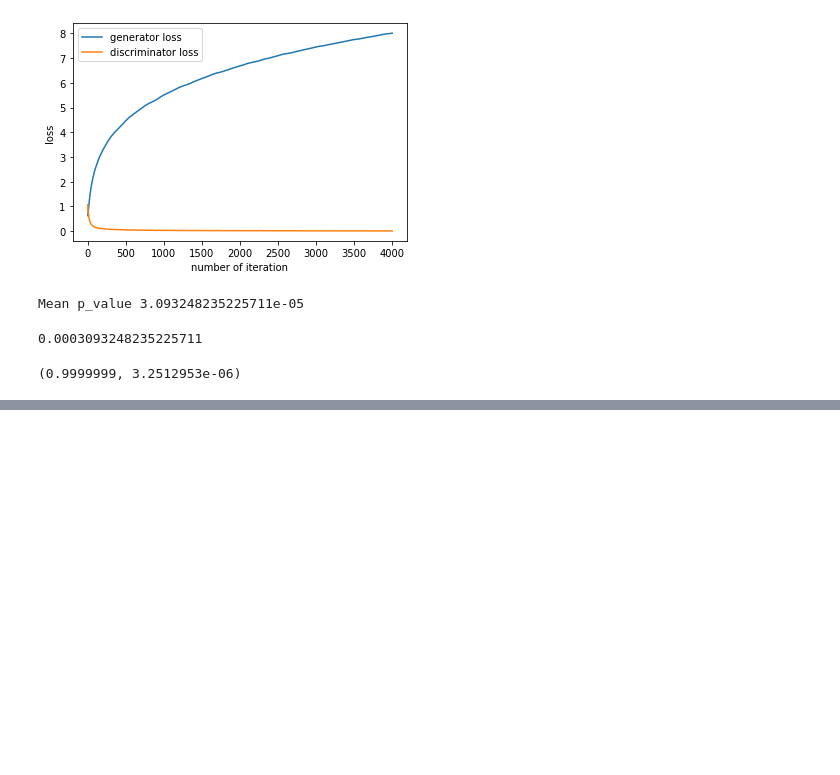
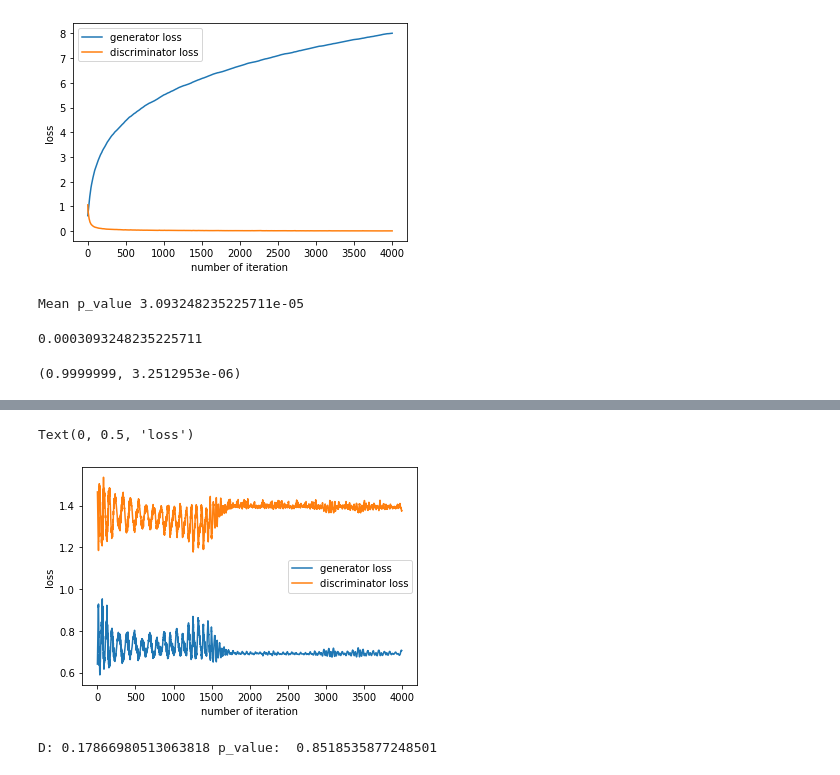
Before and after one commit to EkaterinaPogodina/GANS, a Jupyter notebook: RGAN-work.ipynb, the cells around one changed output, grey strips where cells are left out. Drawn from its saved outputs; the diff is of its cells as text; code cells hidden in the pictures; blank space fills up the shorter version.

Commit message:
Black Scholes try for RGAN

```diff
--- a/RGAN-work.ipynb
+++ b/RGAN-work.ipynb
@@ -234,0 +257,25 @@ np.mean(all_gen_samples), np.std(all_gen_samples)
+# %%
+def sample_data_call(n_samples=50000, mean=0, var=2, seq_length=10):
+
+    vectors = []
+    s0 = 10
+    k = 20
+    T = 1
+    r = 0.05
+    sigma = 0.25
+
+
+    for i in range(n_samples):
+        vectors.append([])
+        for j in range(seq_length):
+#             s = np.random.normal(mean, var)
+            s = s0 * np.exp((r - 0.5 * sigma**2)*T + sigma * np.sqrt(T) * np.random.normal(0, 1))
+            params = [s, k, T, r, sigma]
+            vectors[-1].append(euro_vanilla_call(*params))
+
+    return np.asarray(vectors)
+# %%
+samples = sample_data_call(seq_length=10)
+gan = RGAN(num_epochs=10, seq_length=10)
+# %%
+gen_samples10 = gan.train_loop(samples, reshape=True)
@@ -234,0 +303,9 @@ np.mean(all_gen_samples), np.std(all_gen_samples)
+# %%
+plt.plot(gan.g_loss[:4000])
+plt.plot(gan.d_loss[:4000])
+plt.legend(['generator loss', 'discriminator loss'])
+plt.xlabel('number of iteration')
+plt.ylabel('loss')
+# %% [output]
+Text(0, 0.5, 'loss')
+[figure, added]
@@ -234,0 +315,4 @@ np.mean(all_gen_samples), np.std(all_gen_samples)
+# %%
+print("D:", np.mean([x[0] for x in tests]), "p_value: ", np.mean([x[1] for x in tests]))
+# %% [output]
+D: 0.17866980513063818 p_value:  0.8518535877248501
```
Also changed, not shown: parts of 4 cells of this notebook.
